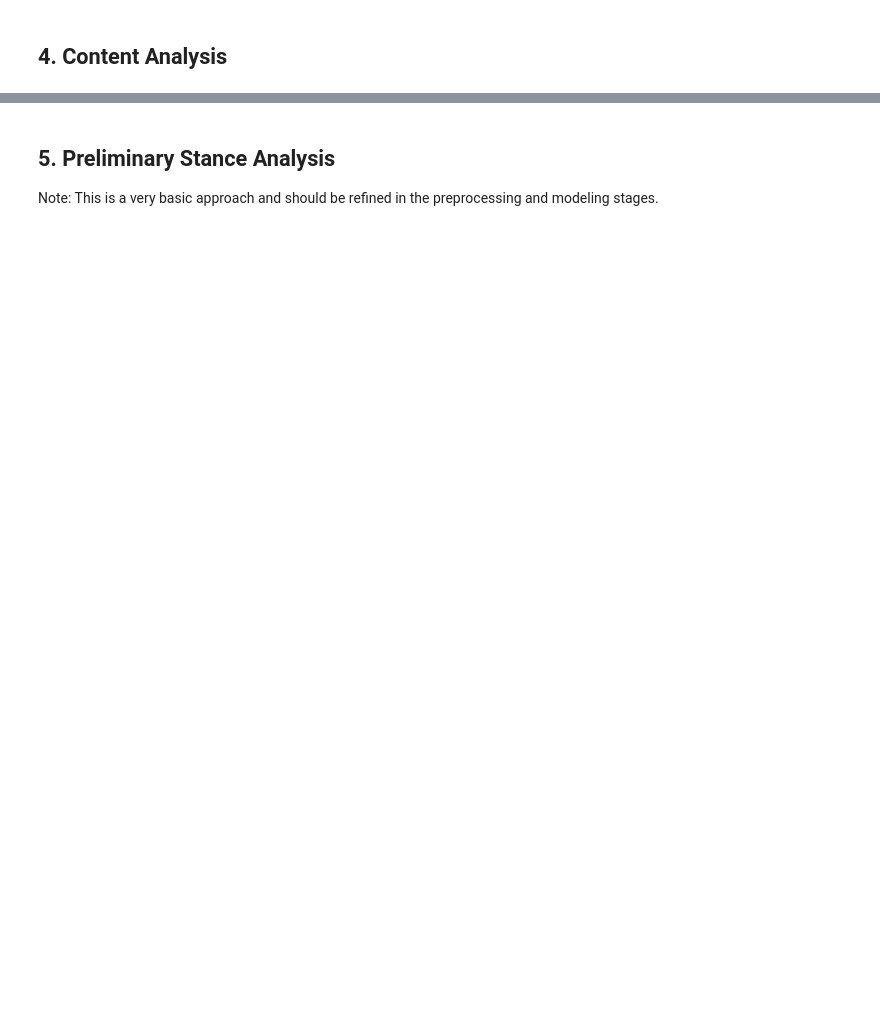
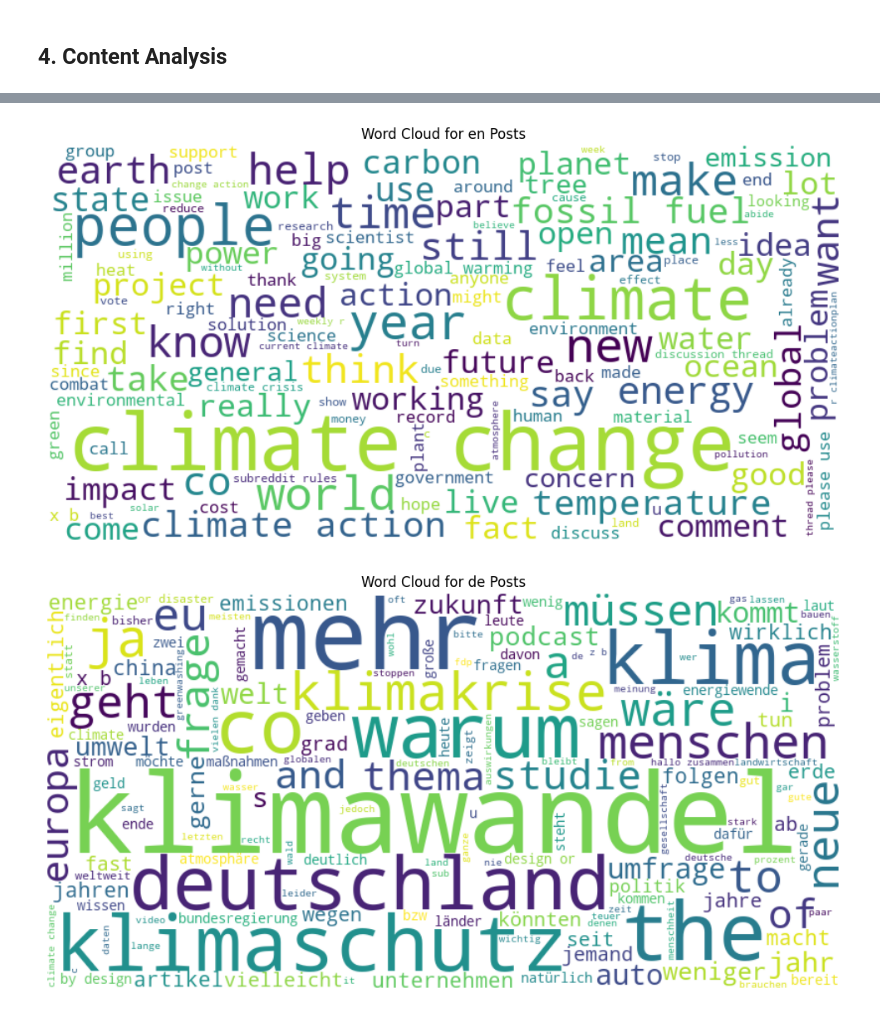
Before and after one commit to jaxendutta/climate-stance-detection, a Jupyter notebook: notebooks/01_data_exploration.ipynb, the cells around one changed output, grey strips where cells are left out. Cells and saved outputs as stored; diff of their text form; code cells hidden in the pictures; blank space fills up the shorter version.

```diff
--- a/notebooks/01_data_exploration.ipynb
+++ b/notebooks/01_data_exploration.ipynb
@@ -113,4 +81,73 @@ for lang in data['language'].unique():
-# %% [markdown]
-## 5. Preliminary Stance Analysis
-
-Note: This is a very basic approach and should be refined in the preprocessing and modeling stages.
+# %%
+from wordcloud import WordCloud
+import nltk
+from nltk.corpus import stopwords
+import re
+
+# Download NLTK stop words data
+nltk.download('stopwords', quiet=True)
+
+def clean_text_func(text, language):
+    # Convert to lowercase
+    text = text.lower()
+    # Remove URLs
+    text = re.sub(r'http\S+|www\S+|https\S+', '', text, flags=re.MULTILINE)
+    # Remove special characters and digits
+    text = re.sub(r'\W|\d', ' ', text)
+    # Remove extra whitespace
+    text = re.sub(r'\s+', ' ', text).strip()
+    return text
+
+def get_custom_stop_words(lang):
+    custom_stop_words = {
+        'english': {'like', 'just', 'get', 'go', 'would', 'could', 'should', 'us', 'one', 'also', 'may', 'well', 'even', 'much', 'many', 'see', 'way'},
+        'german': {'mal', 'schon', 'einfach', 'ganz', 'viele', 'viel', 'immer', 'beim', 'gibt', 'sehr', 'kann', 'werden', 'wurde', 'dabei'},
+        'spanish': {'si', 'como', 'que', 'esto', 'esta', 'hay', 'ser', 'estar', 'hacer', 'poder', 'más', 'muy', 'todo', 'también'},
+        'french': {'cette', 'tout', 'comme', 'plus', 'être', 'faire', 'avoir', 'pouvoir', 'leur', 'même', 'aussi', 'bien', 'très', 'sans', 'a', 'ici', 'si'},
+        'italian': {'che', 'come', 'anche', 'più', 'essere', 'fare', 'potere', 'dovere', 'molto', 'tutto', 'ancora', 'bene', 'proprio', 'solo'}
+    }
+    return custom_stop_words.get(lang, set())
+
+def generate_wordcloud(text, title, language):
+    # Get stop words for the specified language
+    stop_words = set(stopwords.words(language))
+
+    # Add custom stop words
+    custom_stop_words = get_custom_stop_words(language)
+    stop_words.update(custom_stop_words)
+
+    # Create and generate a word cloud image
+    wordcloud = WordCloud(width=800, height=400, background_color='white',
+                          stopwords=stop_words, min_font_size=10).generate(text)
+
+    # Display the generated image
+    plt.figure(figsize=(10, 5))
+    plt.imshow(wordcloud, interpolation='bilinear')
+    plt.axis('off')
+    plt.title(title)
+    plt.tight_layout(pad=0)
+    plt.show()
+
+# Map language codes to NLTK language names
+language_map = {
+    'en': 'english',
+    'de': 'german',
+    'es': 'spanish',
+    'fr': 'french',
+    'it': 'italian'
+}
+
+for lang in data['language'].unique():
+    lang_data = data[data['language'] == lang]
+
+    # Combine title and body, handle NaN values
+    text = lang_data['title'].fillna('') + ' ' + lang_data['body'].fillna('')
+
+    # Clean the text
+    cleaned_text = ' '.join([clean_text_func(t, language_map.get(lang, 'english')) for t in text])
+
+    # Generate word cloud
+    generate_wordcloud(cleaned_text, f'Word Cloud for {lang} Posts', language_map.get(lang, 'english'))
+# %% [output]
+[figure, added]
+[figure, added]
```
Also changed, not shown: parts of 12 cells of this notebook, 20 other files.
